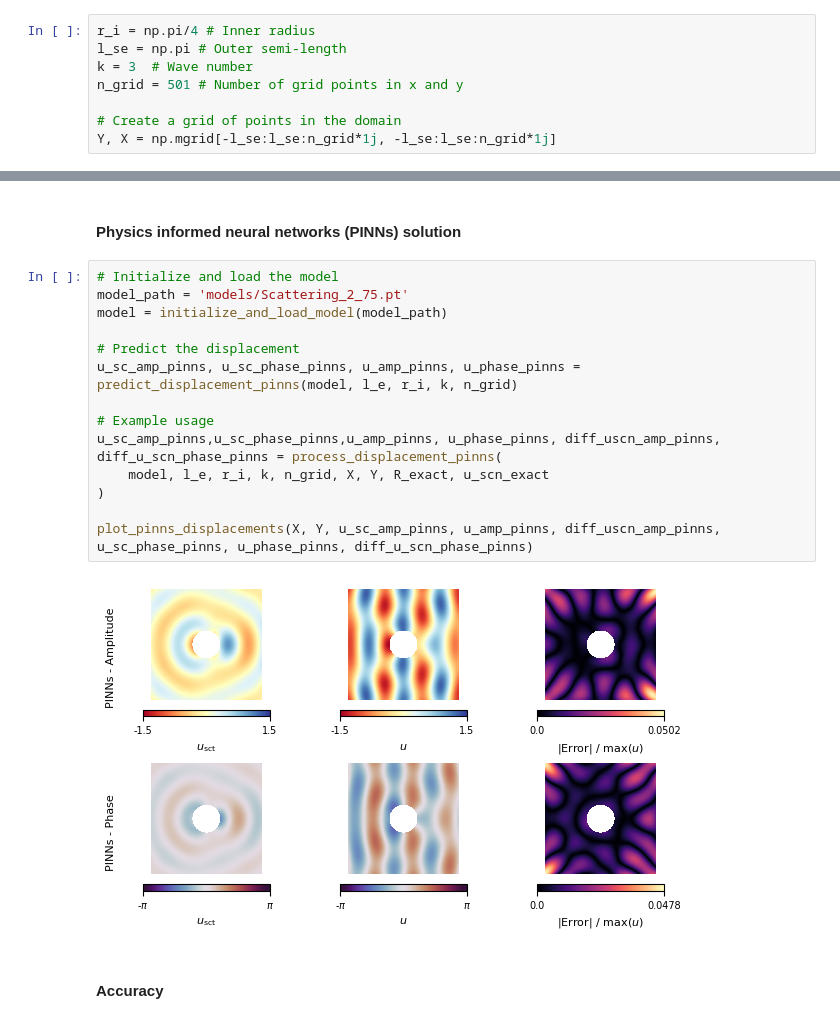
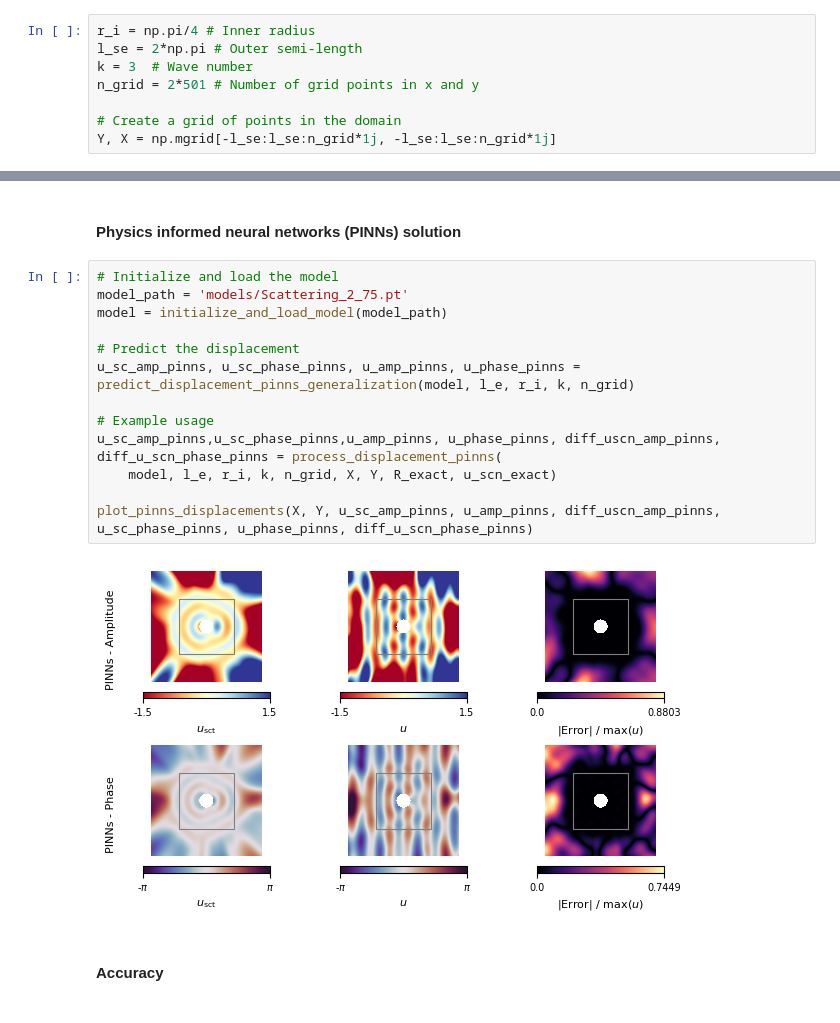
Before and after one commit to oscar-rincon/comparative-bem-pinns, a Jupyter notebook: main/pinns/geneneralization.ipynb, the cells around one changed output, grey strips where cells are left out. Cells and saved outputs as stored; diff of their text form.

```diff
--- a/main/pinns/geneneralization.ipynb
+++ b/main/pinns/geneneralization.ipynb
@@ -27,9 +26,9 @@ The autoreload extension is already loaded. To reload it, use:
 #### Parameters of the model
 # %%
 r_i = np.pi/4 # Inner radius
-l_se = np.pi # Outer semi-length
+l_se = 2*np.pi # Outer semi-length
 k = 3  # Wave number
-n_grid = 501 # Number of grid points in x and y
+n_grid = 2*501 # Number of grid points in x and y
 
 # Create a grid of points in the domain
 Y, X = np.mgrid[-l_se:l_se:n_grid*1j, -l_se:l_se:n_grid*1j]
@@ -79,19 +76,18 @@ plot_points(x_f, y_f, x_inner, y_inner, x_left, y_left, x_right, y_right, x_bott
 # %%
 # Initialize and load the model
 model_path = 'models/Scattering_2_75.pt'
 model = initialize_and_load_model(model_path)
 
 # Predict the displacement
-u_sc_amp_pinns, u_sc_phase_pinns, u_amp_pinns, u_phase_pinns = predict_displacement_pinns(model, l_e, r_i, k, n_grid)
+u_sc_amp_pinns, u_sc_phase_pinns, u_amp_pinns, u_phase_pinns = predict_displacement_pinns_generalization(model, l_e, r_i, k, n_grid)
 
 # Example usage
 u_sc_amp_pinns,u_sc_phase_pinns,u_amp_pinns, u_phase_pinns, diff_uscn_amp_pinns, diff_u_scn_phase_pinns = process_displacement_pinns(
-    model, l_e, r_i, k, n_grid, X, Y, R_exact, u_scn_exact
-)
+    model, l_e, r_i, k, n_grid, X, Y, R_exact, u_scn_exact)
 
 plot_pinns_displacements(X, Y, u_sc_amp_pinns, u_amp_pinns, diff_uscn_amp_pinns, u_sc_phase_pinns, u_phase_pinns, diff_u_scn_phase_pinns)
 # %% [output]
-[figure, old version]
+[figure, new version]
 # %% [markdown]
 #### Accuracy
 # %%
```
Also changed, not shown: parts of 5 cells of this notebook, 6 other files.
